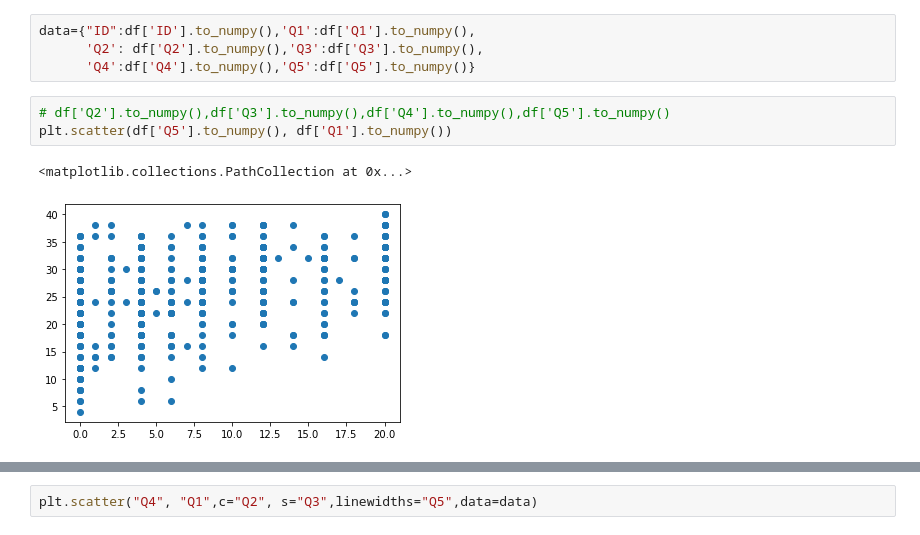
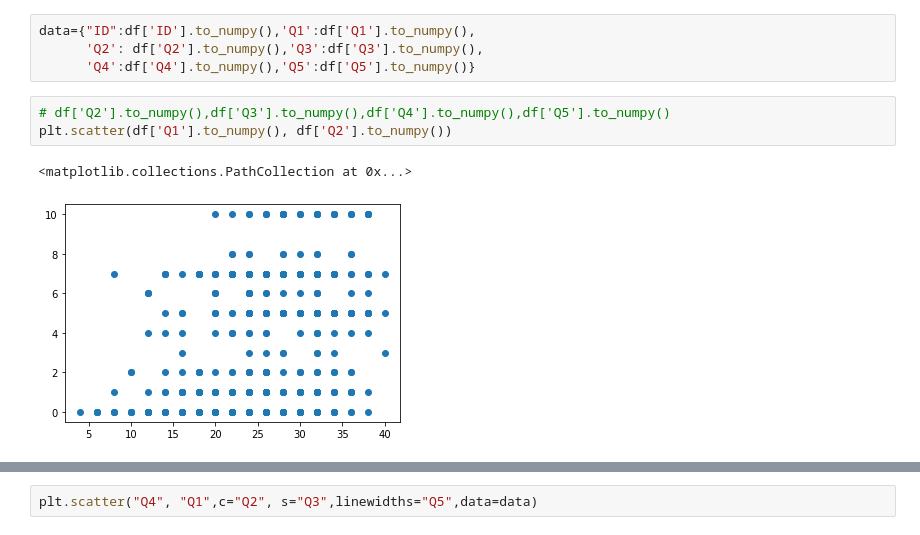
Before and after one commit to HENRIETTA93/pythonProject, a Jupyter notebook: assigns/Y2022/py220505_mac/Untitled1.ipynb, the cells around one changed output, grey strips where cells are left out. Drawn from its saved outputs; the diff is of its cells as text.

```diff
--- a/assigns/Y2022/py220505_mac/Untitled1.ipynb
+++ b/assigns/Y2022/py220505_mac/Untitled1.ipynb
@@ -20,7 +41,7 @@ data={"ID":df['ID'].to_numpy(),'Q1':df['Q1'].to_numpy(),
       'Q4':df['Q4'].to_numpy(),'Q5':df['Q5'].to_numpy()}
 # %%
 # df['Q2'].to_numpy(),df['Q3'].to_numpy(),df['Q4'].to_numpy(),df['Q5'].to_numpy()
-plt.scatter(df['Q5'].to_numpy(), df['Q1'].to_numpy())
+plt.scatter(df['Q1'].to_numpy(), df['Q2'].to_numpy())
 # %% [output]
 <matplotlib.collections.PathCollection at 0x...>
-[figure, old version]
+[figure, new version]
```
Also changed, not shown: parts of 6 cells of this notebook, 1 other file.
